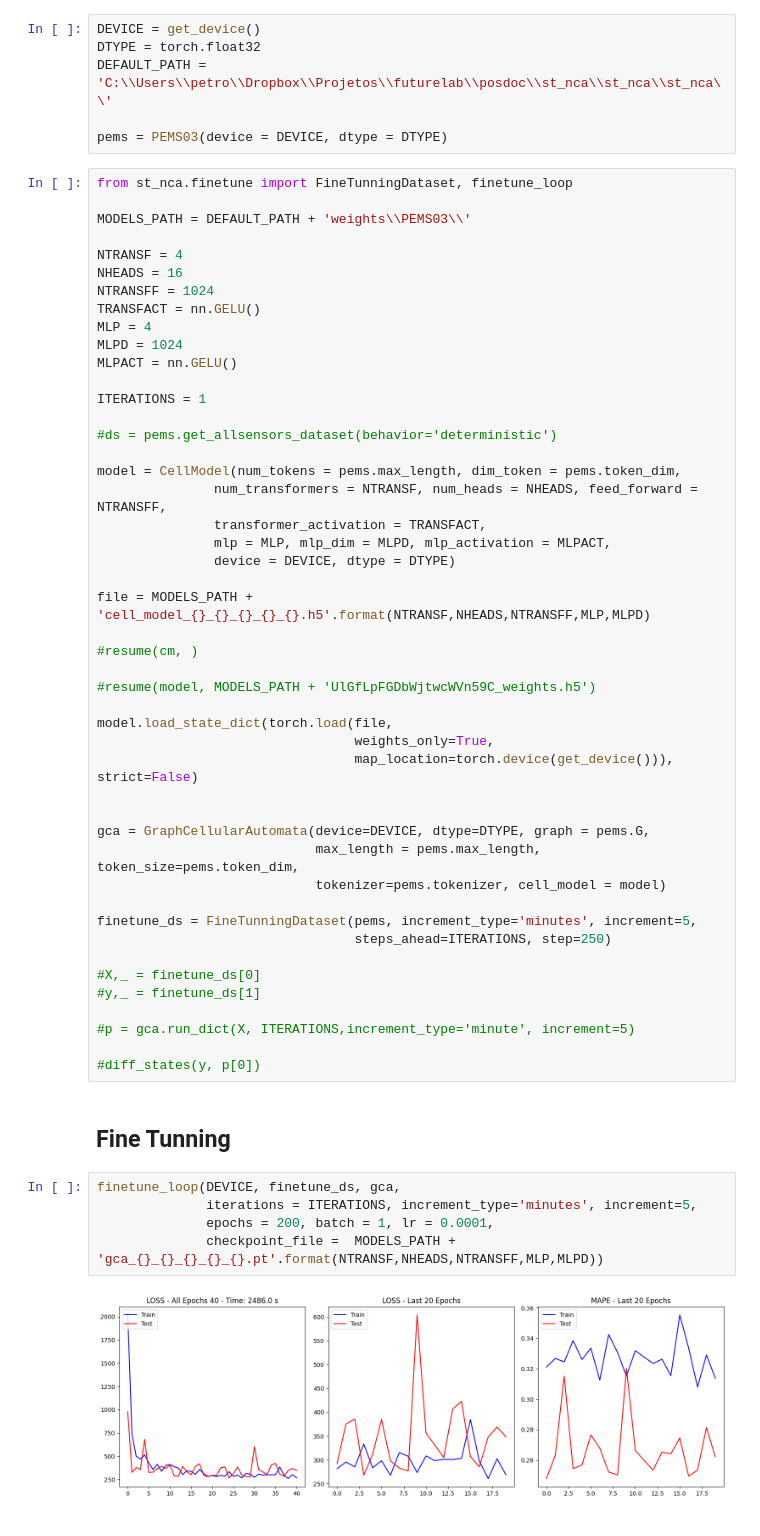
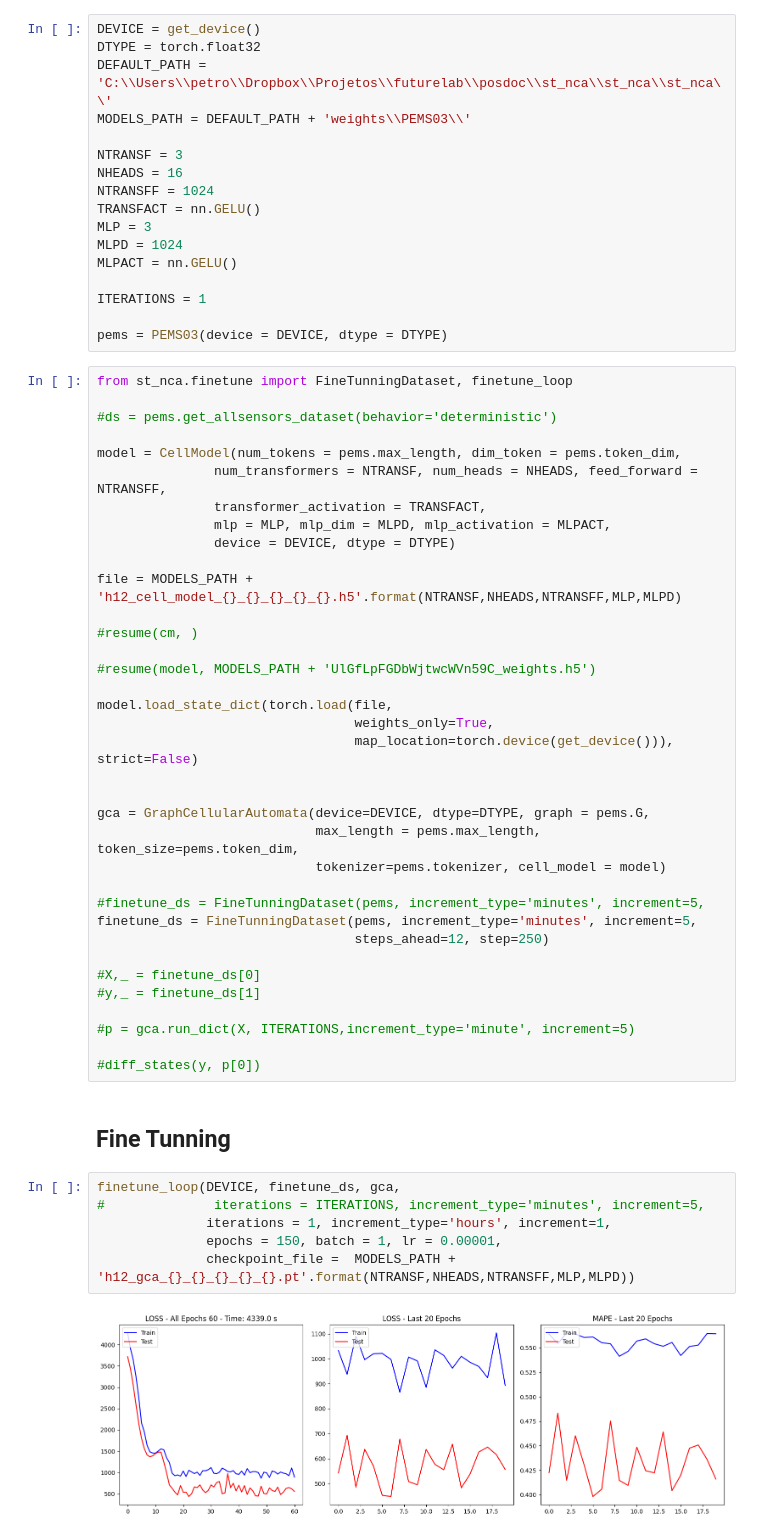
Before and after one commit to petroniocandido/st_nca, a Jupyter notebook: finetunning.ipynb, the cells around one changed output. Drawn from its saved outputs; the diff is of its cells as text.

```diff
--- a/finetunning.ipynb
+++ b/finetunning.ipynb
@@ -21,22 +22,21 @@ from st_nca.finetune import FineTunningDataset, finetune_loop
 DEVICE = get_device()
 DTYPE = torch.float32
 DEFAULT_PATH = 'C:\\Users\\petro\\Dropbox\\Projetos\\futurelab\\posdoc\\st_nca\\st_nca\\st_nca\\'
+MODELS_PATH = DEFAULT_PATH + 'weights\\PEMS03\\'
+
+NTRANSF = 3
+NHEADS = 16
+NTRANSFF = 1024
+TRANSFACT = nn.GELU()
+MLP = 3
+MLPD = 1024
+MLPACT = nn.GELU()
+
+ITERATIONS = 1
 
 pems = PEMS03(device = DEVICE, dtype = DTYPE)
 # %%
 from st_nca.finetune import FineTunningDataset, finetune_loop
-
-MODELS_PATH = DEFAULT_PATH + 'weights\\PEMS03\\'
-
-NTRANSF = 4
-NHEADS = 16
-NTRANSFF = 1024
-TRANSFACT = nn.GELU()
-MLP = 4
-MLPD = 1024
-MLPACT = nn.GELU()
-
-ITERATIONS = 1
 
 #ds = pems.get_allsensors_dataset(behavior='deterministic')
 
@@ -46,7 +46,7 @@ model = CellModel(num_tokens = pems.max_length, dim_token = pems.token_dim,
                mlp = MLP, mlp_dim = MLPD, mlp_activation = MLPACT,
                device = DEVICE, dtype = DTYPE)
 
-file = MODELS_PATH + 'cell_model_{}_{}_{}_{}_{}.h5'.format(NTRANSF,NHEADS,NTRANSFF,MLP,MLPD)
+file = MODELS_PATH + 'h12_cell_model_{}_{}_{}_{}_{}.h5'.format(NTRANSF,NHEADS,NTRANSFF,MLP,MLPD)
 
 #resume(cm, )
 
@@ -61,8 +61,9 @@ gca = GraphCellularAutomata(device=DEVICE, dtype=DTYPE, graph = pems.G,
                             max_length = pems.max_length, token_size=pems.token_dim,
                             tokenizer=pems.tokenizer, cell_model = model)
 
+#finetune_ds = FineTunningDataset(pems, increment_type='minutes', increment=5,
 finetune_ds = FineTunningDataset(pems, increment_type='minutes', increment=5,
-                                 steps_ahead=ITERATIONS, step=250)
+                                 steps_ahead=12, step=250)
 
 #X,_ = finetune_ds[0]
 #y,_ = finetune_ds[1]
@@ -74,9 +75,10 @@ finetune_ds = FineTunningDataset(pems, increment_type='minutes', increment=5,
 ## Fine Tunning
 # %%
 finetune_loop(DEVICE, finetune_ds, gca,
-              iterations = ITERATIONS, increment_type='minutes', increment=5,
-              epochs = 200, batch = 1, lr = 0.0001,
-              checkpoint_file =  MODELS_PATH + 'gca_{}_{}_{}_{}_{}.pt'.format(NTRANSF,NHEADS,NTRANSFF,MLP,MLPD))
+#              iterations = ITERATIONS, increment_type='minutes', increment=5,
+              iterations = 1, increment_type='hours', increment=1,
+              epochs = 150, batch = 1, lr = 0.00001,
+              checkpoint_file =  MODELS_PATH + 'h12_gca_{}_{}_{}_{}_{}.pt'.format(NTRANSF,NHEADS,NTRANSFF,MLP,MLPD))
 # %% [output]
-[figure, old version]
+[figure, new version]
 KeyboardInterrupt:
```
Also changed, not shown: parts of 5 cells of this notebook, 12 other files.
